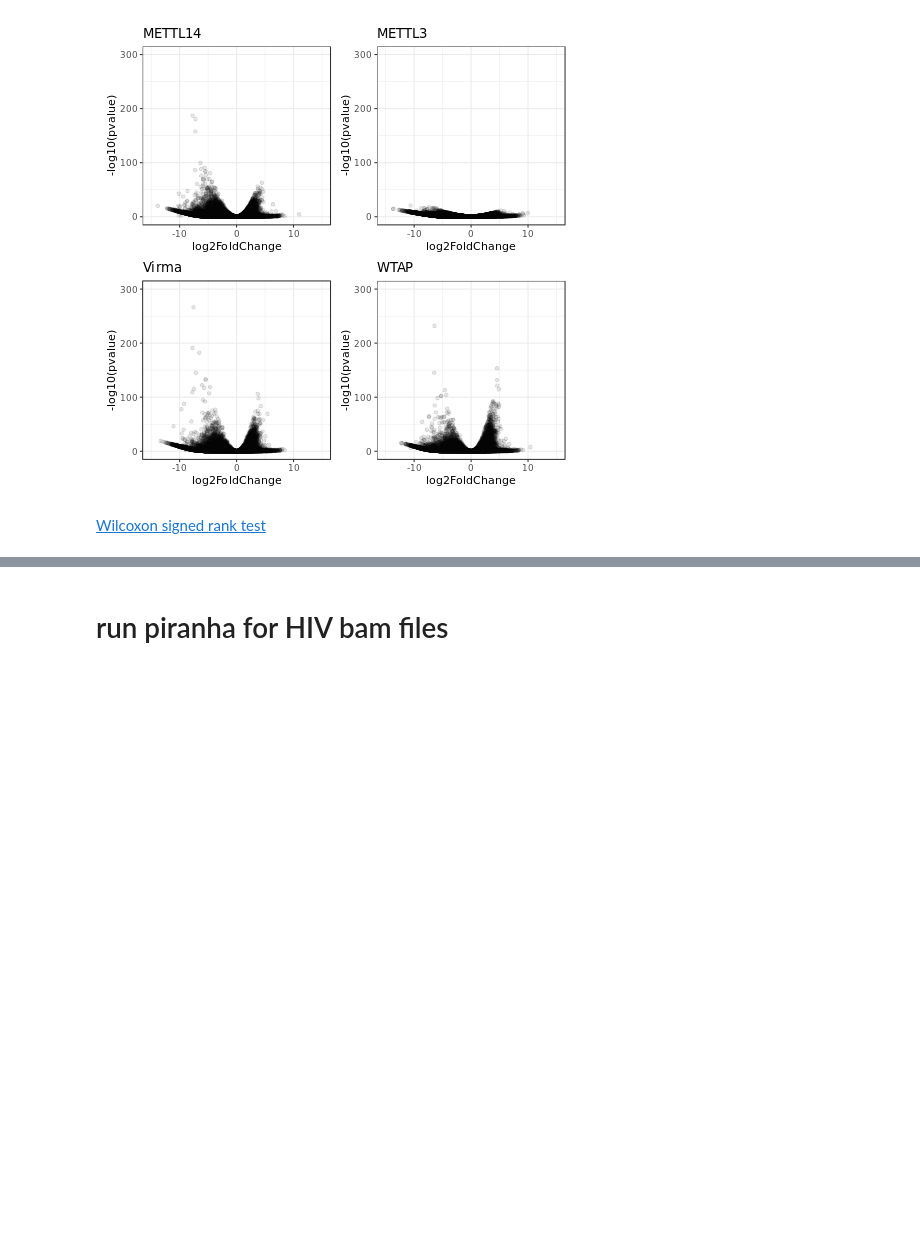
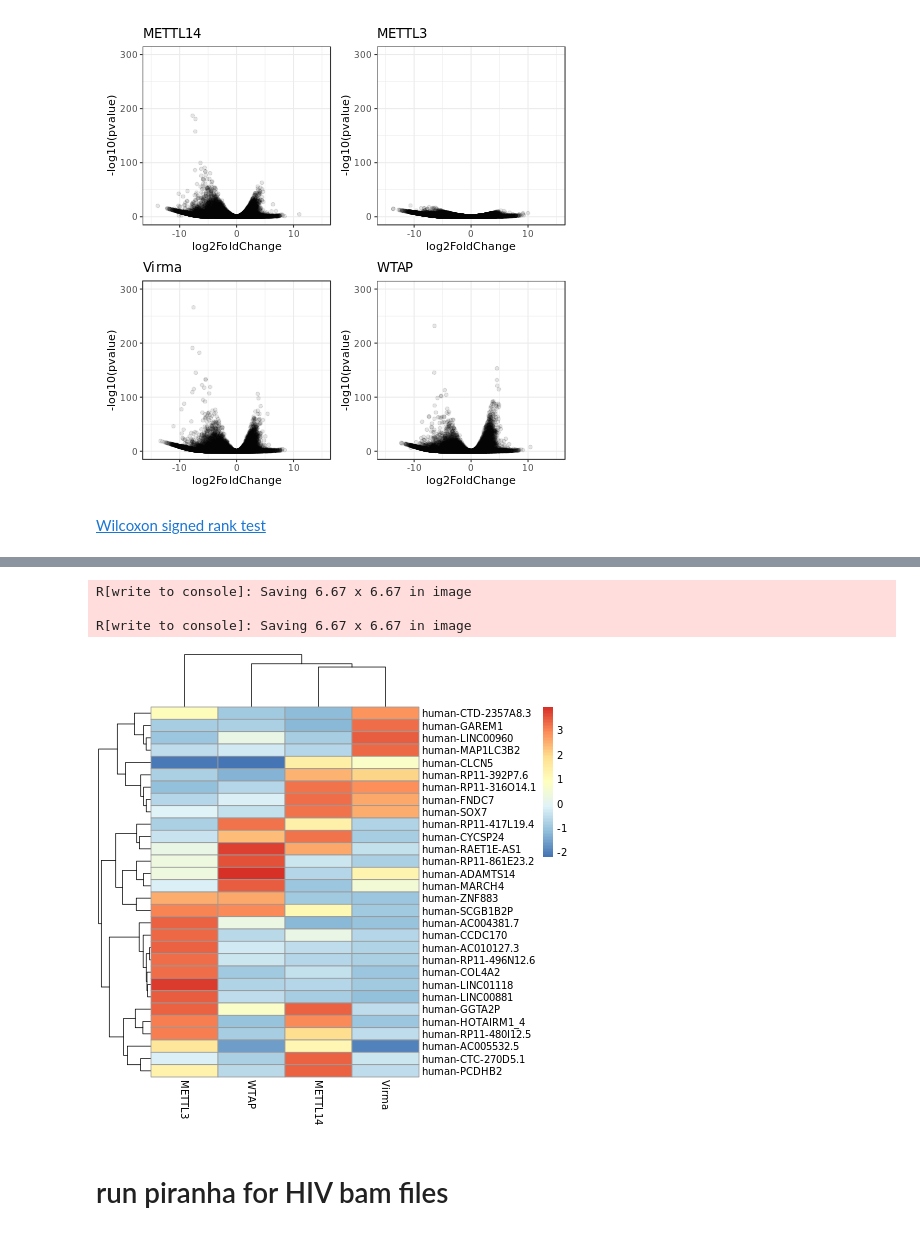
Before and after one commit to goodarzilab/Abe, a Jupyter notebook: People/Judd/notebook.ipynb, the cells around one changed output, grey strips where cells are left out. Cells and saved outputs as stored; diff of their text form; code cells hidden in the pictures; blank space fills up the shorter version.

```diff
--- a/People/Judd/notebook.ipynb
+++ b/People/Judd/notebook.ipynb
@@ -480,3 +522,25 @@ Using `plotHeatMap`, `plotPCAfromMatrix` and `peakDistribution` function from RA
+# %%
+%%R
+# mostVar Calculate the top n most variable genes in a matrix of gene expression data
+# https://rdrr.io/github/abc-igmm/transcripTools/man/mostVar.html
+mostVar <- function(data, n, i_want_most_var = TRUE) {
+  data.var <- apply(data, 1, stats::var)
+  data[order(data.var, decreasing = i_want_most_var)[1:n],]
+}
+
+# scale - Z-Score
+fc <- data.frame(apply(all_fc,2,scale, center=TRUE, scale=TRUE), row.names=rownames(all_fc))
+# filter most variable genes
+fc = mostVar(fc,30)
+# Plot heatmap
+h1 <- pheatmap(fc, show_rownames = T)
+ggsave('plots/All_Heatmap.png', plot = h1, device = 'png', dpi = 300)
+ggsave('plots/All_Heatmap.pdf', plot = h1, device = 'pdf', dpi = 300)
+# %% [output]
+R[write to console]: Saving 6.67 x 6.67 in image
+
+R[write to console]: Saving 6.67 x 6.67 in image
+[figure, added]
 # %% [markdown]
 # run piranha for HIV bam files
 # %%
```
Also changed, not shown: parts of 14 cells of this notebook, 1 other file.
